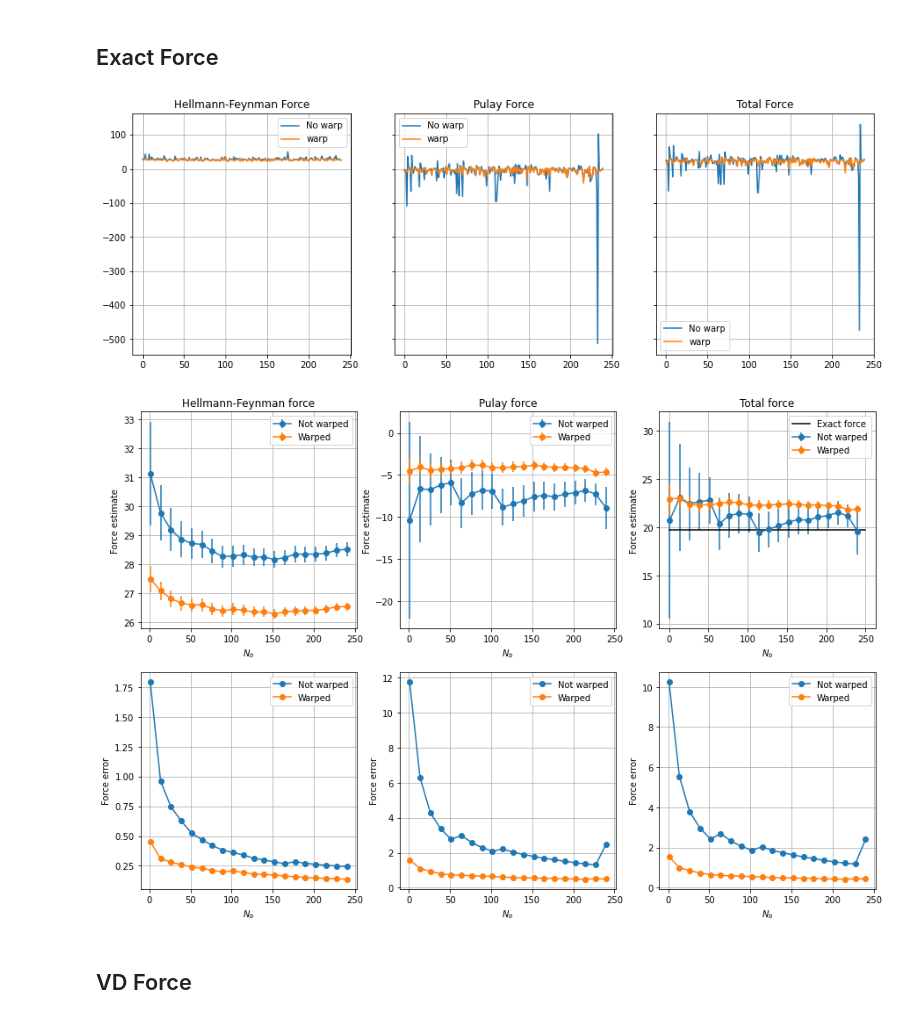
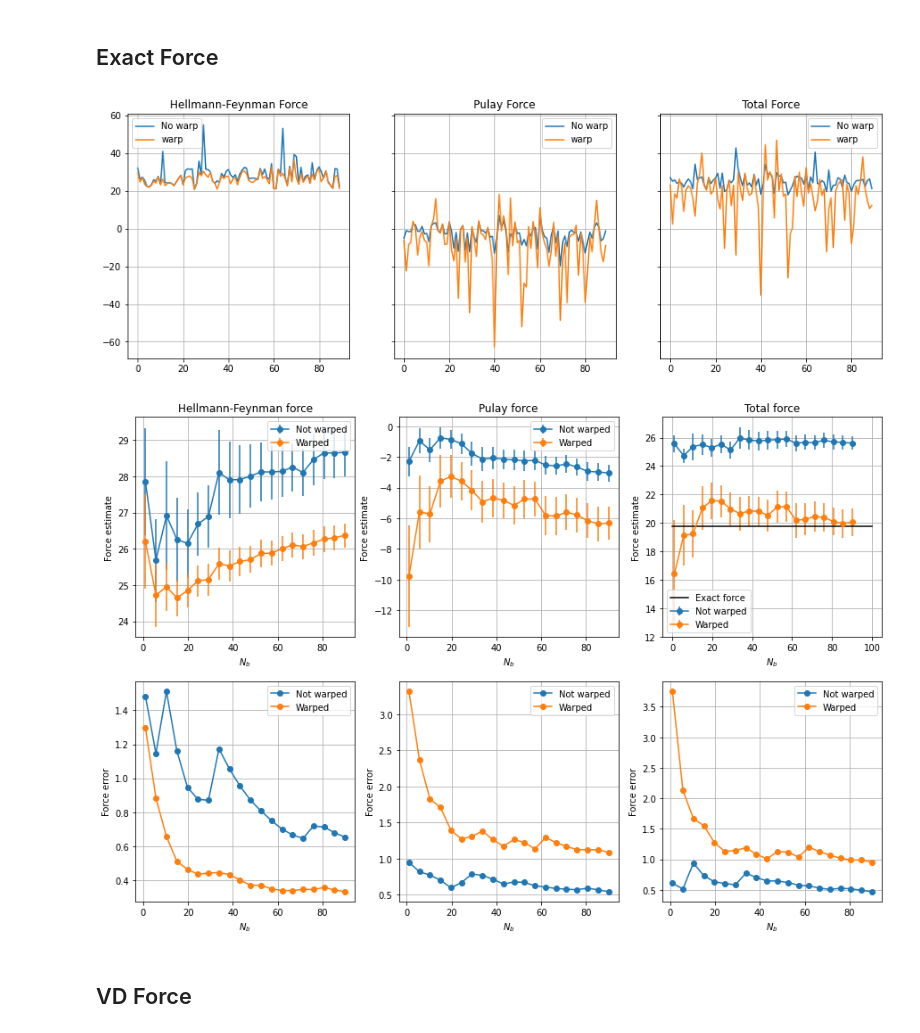
Before and after one commit to Jvanrhijn/pydmc, a Jupyter notebook: examples/pib_2d.ipynb, the cells around one changed output. Drawn from its saved outputs; the diff is of its cells as text; code cells hidden in the pictures.

```diff
--- a/examples/pib_2d.ipynb
+++ b/examples/pib_2d.ipynb
@@ -107,11 +105,11 @@ flhf, flhf_warp, flpulay_exact, flpulay_exact_warp, flpulay_vd, flpulay_vd_warp,
 # %% [markdown]
 ## Exact Force
 # %%
-plot_force_data_trace(flhf, flpulay_exact_nocutoff, flhf_warp, flpulay_exact_nocutoff_warp, bin_size=1)
+plot_force_data_trace(flhf, flpulay_exact, flhf_warp, flpulay_exact_nocutoff_warp, bin_size=1)
 # %% [output]
-[figure, old version]
+[figure, new version]
 # %%
-axes = plot_error_over_time(flhf, flpulay_exact_nocutoff, flhf_warp, flpulay_exact_nocutoff_warp, 20, 1)
+axes = plot_error_over_time(flhf, flpulay_exact, flhf_warp, flpulay_exact_warp, 20, 1)
 for (ax, title) in zip(axes.T, ["Hellmann-Feynman force", "Pulay force", "Total force"]):
     ax[0].set_xlabel(r"$N_b$"); ax[1].set_xlabel(r"$N_b$")
     ax[0].set_ylabel("Force estimate"); ax[1].set_ylabel("Force error")
@@ -119,7 +117,7 @@ for (ax, title) in zip(axes.T, ["Hellmann-Feynman force", "Pulay force", "Total
 axes[0, -1].plot([0, blocks], [force_exact]*2, "black", label="Exact force")
 axes[0, -1].legend();
 # %% [output]
-[figure, old version]
+[figure, new version]
 # %% [markdown]
 ## VD Force
 # %%
```
Also changed, not shown: parts of 7 cells of this notebook, 4 other files.
